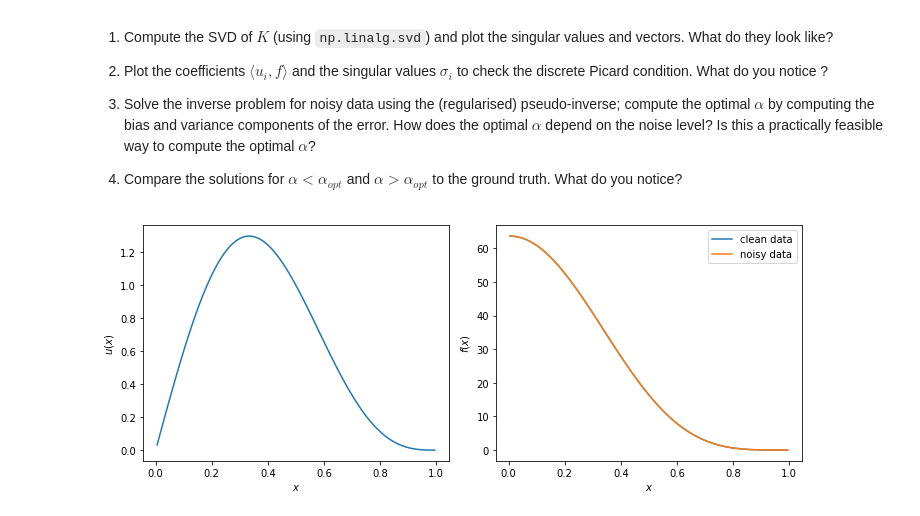
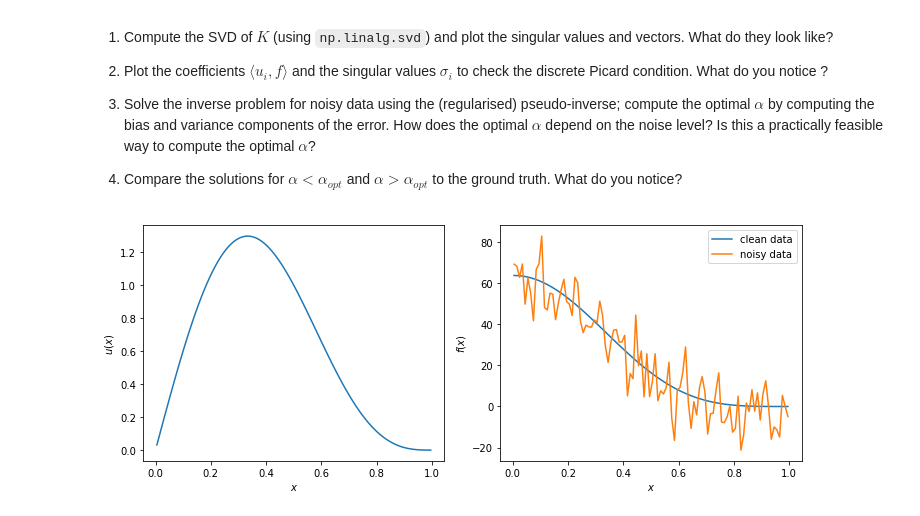
Before and after one commit to freyyia/xCTing_training, a Jupyter notebook: notebooks/Linear_IP_answers.ipynb, the cells around one changed output. Cells and saved outputs as stored; diff of their text form; code cells hidden in the pictures.

```diff
--- a/notebooks/Linear_IP_answers.ipynb
+++ b/notebooks/Linear_IP_answers.ipynb
@@ -36,33 +36,33 @@ import matplotlib as mpl
 
 # define forward operator
 n = 100
-delta = 1e-2
+delta = 1e1
 K,x = getK(n)
 
 # define ground truth and compute data
 u = np.sin(np.pi*x) + 0.5*np.sin(2*np.pi*x)
 f = K@u
 
 # add noise
 noise = np.random.randn(n)
 f_delta = f + delta*noise
 
 # plot ground truth and data
 fig, axs = plt.subplots(1,2)
 
 axs[0].plot(x,u)
 axs[0].set_xlabel(r'$x$')
 axs[0].set_ylabel(r'$u(x)$')
 
 axs[1].plot(x,f,label='clean data')
 axs[1].plot(x,f_delta,label='noisy data')
 
 axs[1].set_xlabel(r'$x$')
 axs[1].set_ylabel(r'$f(x)$')
 axs[1].legend()
 
 fig.set_figwidth(10)
 fig.tight_layout()
 plt.show()
 # %% [output]
-[figure, old version]
+[figure, new version]
```
Also changed, not shown: parts of 10 cells of this notebook.
